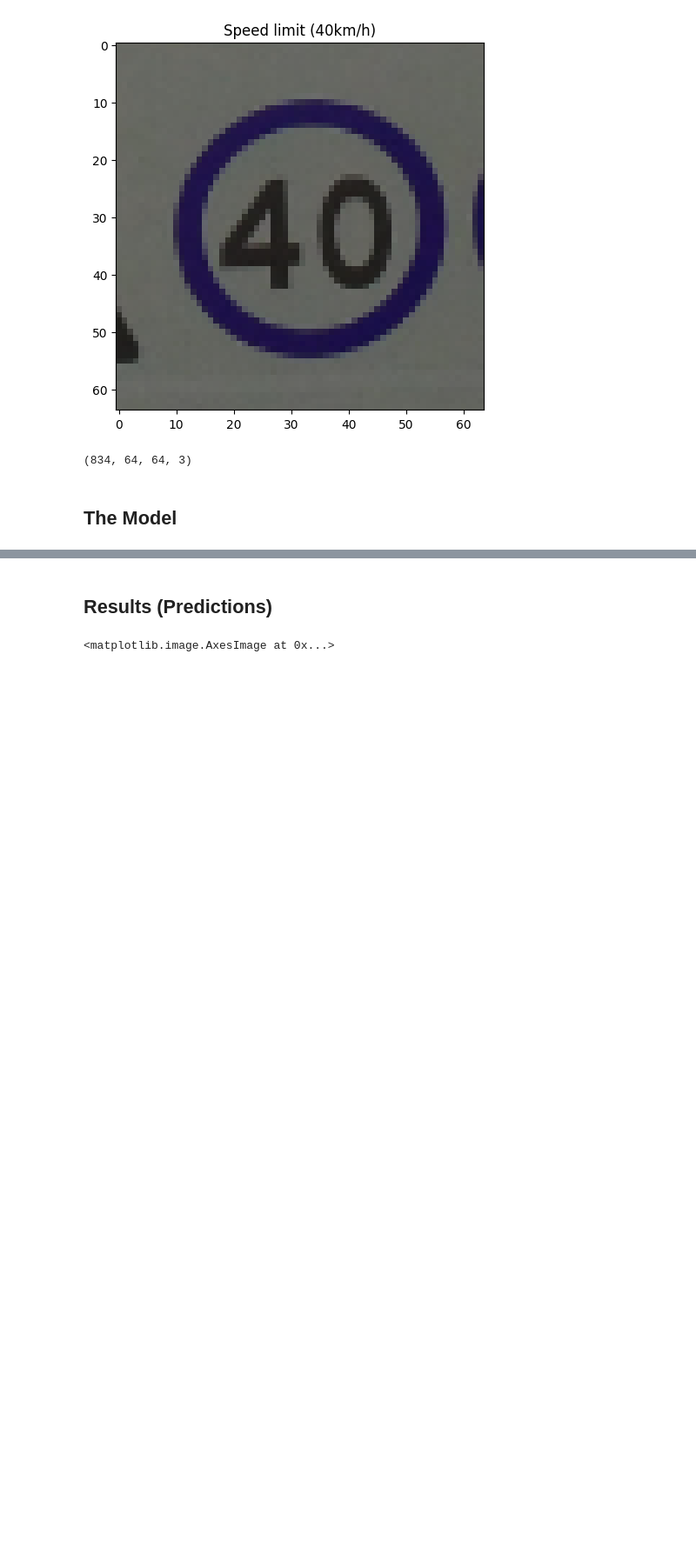
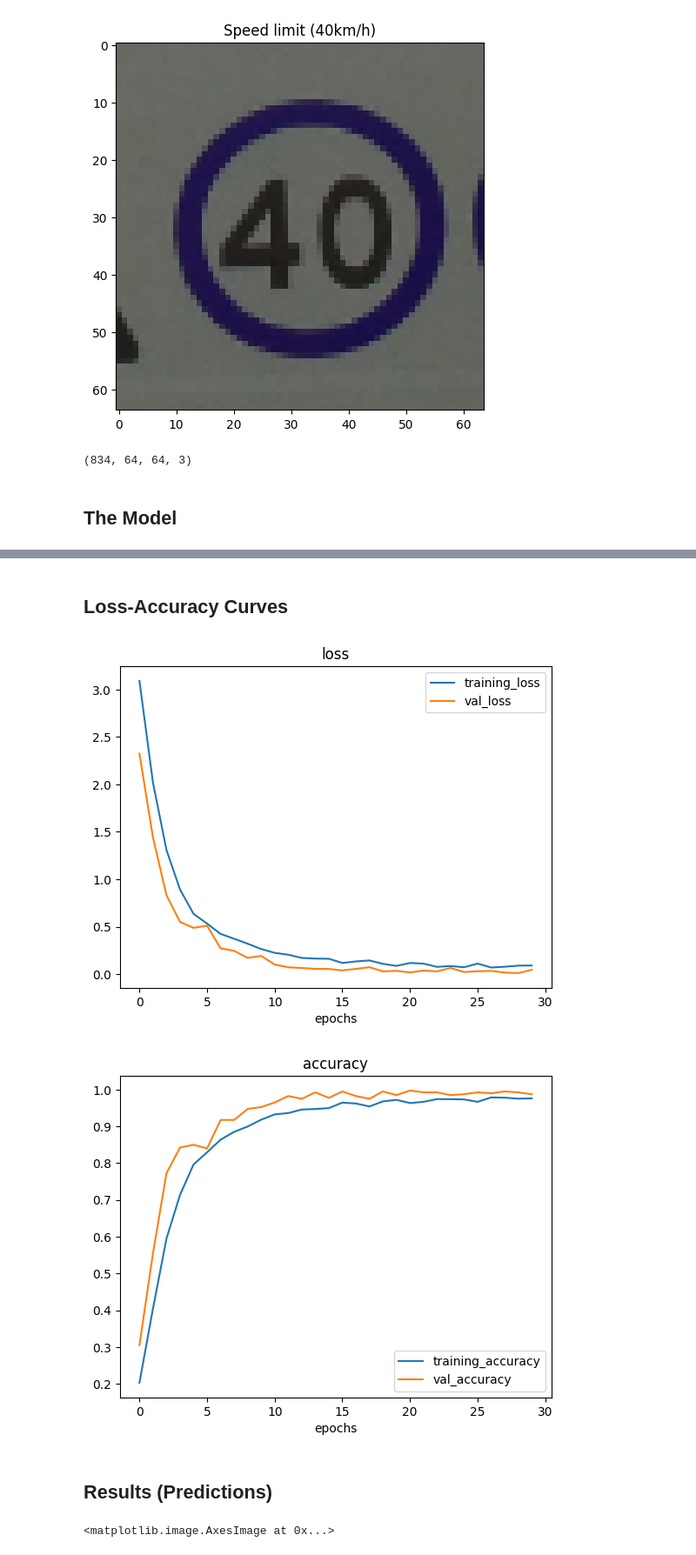
Before and after one commit to Meta-c/Traffic_signs_model, a Jupyter notebook: traffic_classification.ipynb, the cells around one changed output, grey strips where cells are left out. Shown at 87% size. Drawn from its saved outputs; the diff is of its cells as text; code cells hidden in the pictures; blank space fills up the shorter version.

Commit message:
loss curves

```diff
--- a/traffic_classification.ipynb
+++ b/traffic_classification.ipynb
@@ -179,7 +205,7 @@ model.compile(
     optimizer='adam',loss='sparse_categorical_crossentropy',metrics=['accuracy'])
 
 
-model.fit(
+model_history=model.fit(
     train_generator,
     validation_data = test_generator,
     epochs=30,
@@ -207,3 +232,10 @@ Epoch 30/30
+# %% [markdown]
+## Loss-Accuracy Curves
+# %%
+plot_loss_curves(model_history)
+# %% [output]
+[figure, added]
+[figure, added]
 # %% [markdown]
 ## Results (Predictions)
 # %%
```
Also changed, not shown: parts of 3 cells of this notebook.
